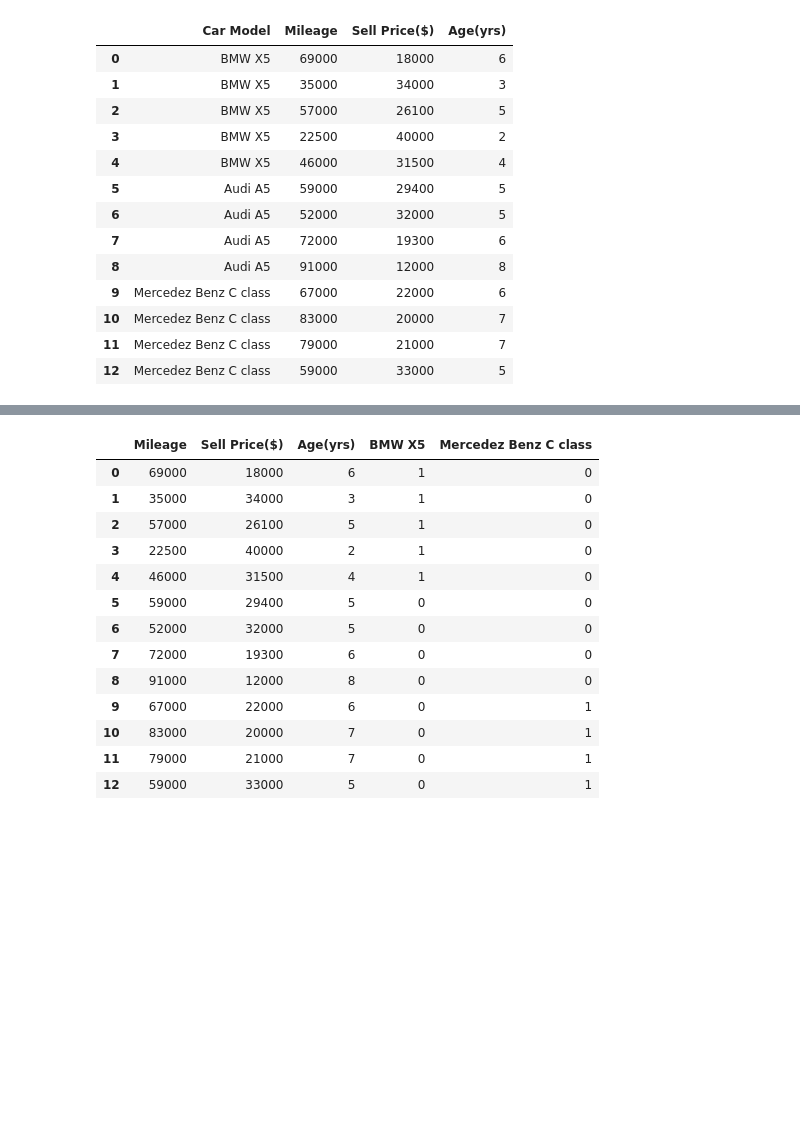
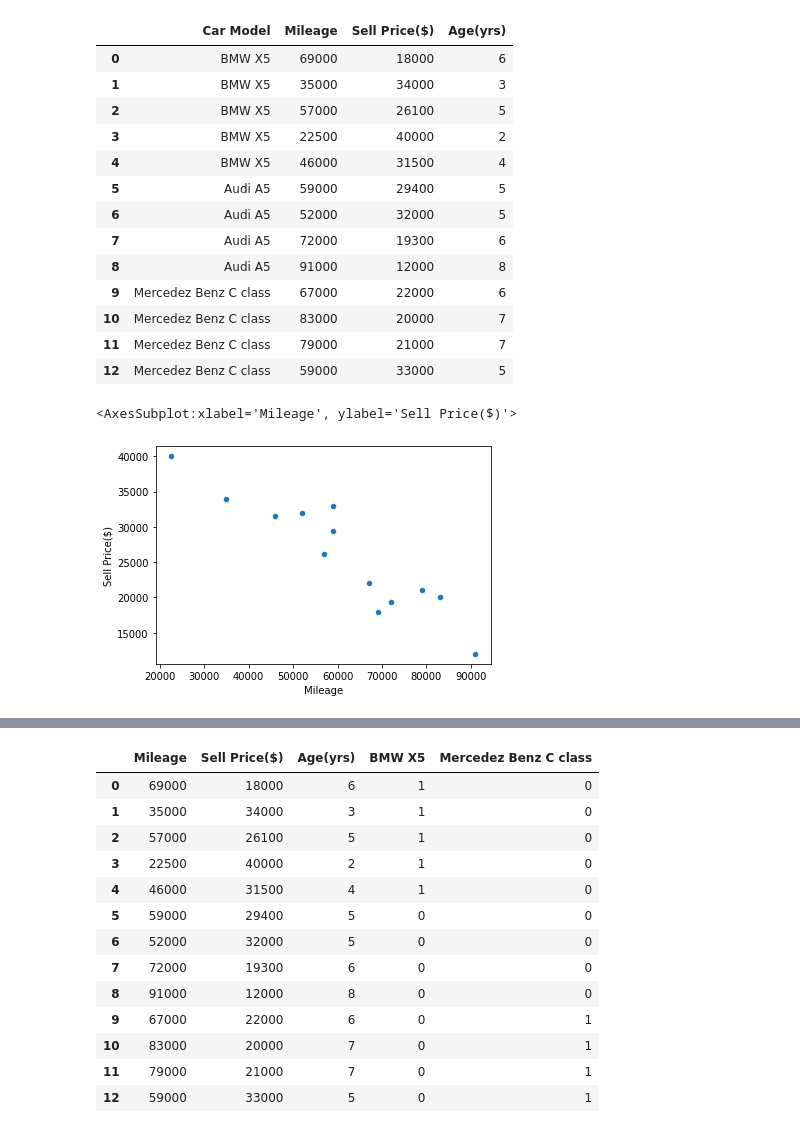
Before and after one commit to codernayeem/py, a Jupyter notebook: ML/5_one_hot_encoding/Exercise/exercise_one_hot_encoding.ipynb, the cells around one changed output, grey strips where cells are left out. Cells and saved outputs as stored; diff of their text form; code cells hidden in the pictures; blank space fills up the shorter version.

Commit message:
added two scatter plots

```diff
--- a/ML/5_one_hot_encoding/Exercise/exercise_one_hot_encoding.ipynb
+++ b/ML/5_one_hot_encoding/Exercise/exercise_one_hot_encoding.ipynb
@@ -17,3 +17,8 @@ df
 | 10 | Mercedez Benz C class | 83000 | 20000 | 7 |
 | 11 | Mercedez Benz C class | 79000 | 21000 | 7 |
 | 12 | Mercedez Benz C class | 59000 | 33000 | 5 |
+# %%
+df.plot.scatter('Mileage', 'Sell Price($)')
+# %% [output]
+<AxesSubplot:xlabel='Mileage', ylabel='Sell Price($)'>
+[figure, added]
```
Also changed, not shown: parts of 2 cells of this notebook.
